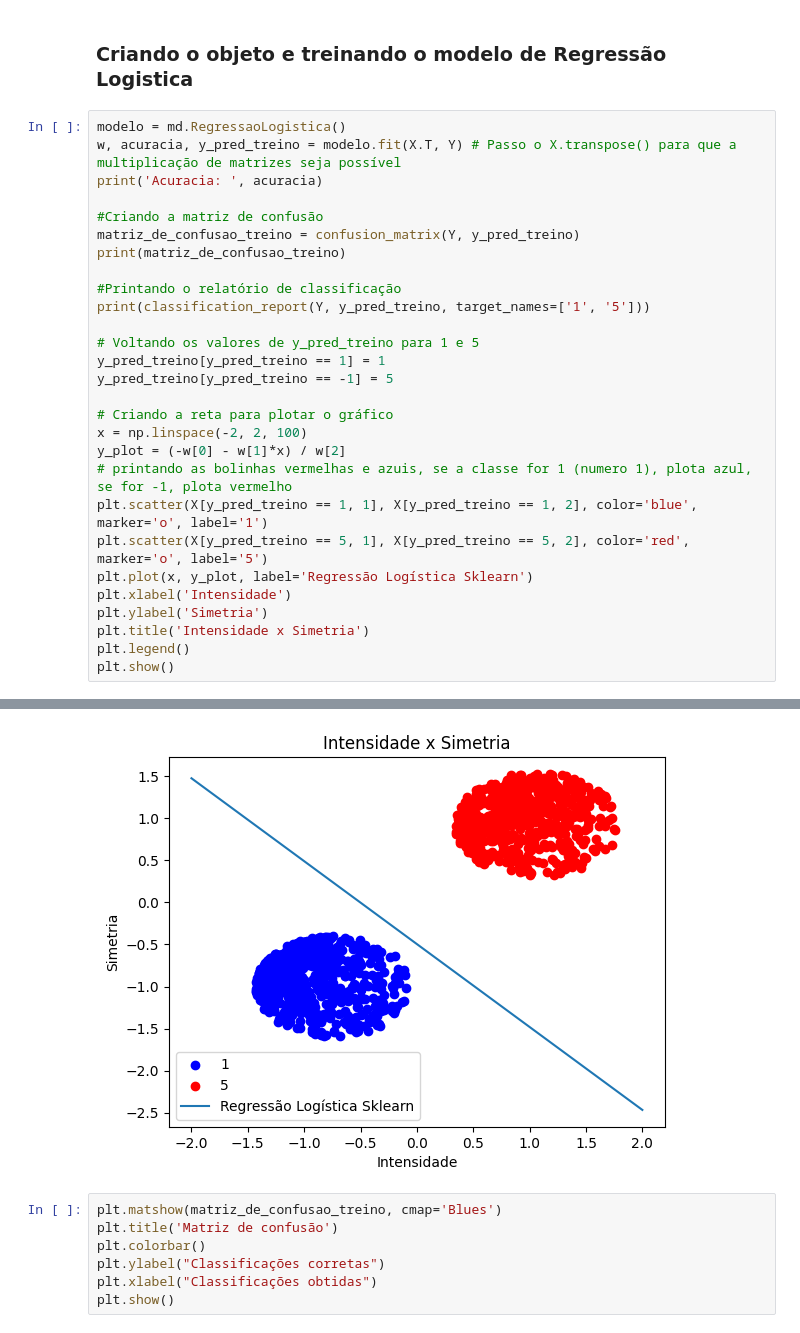
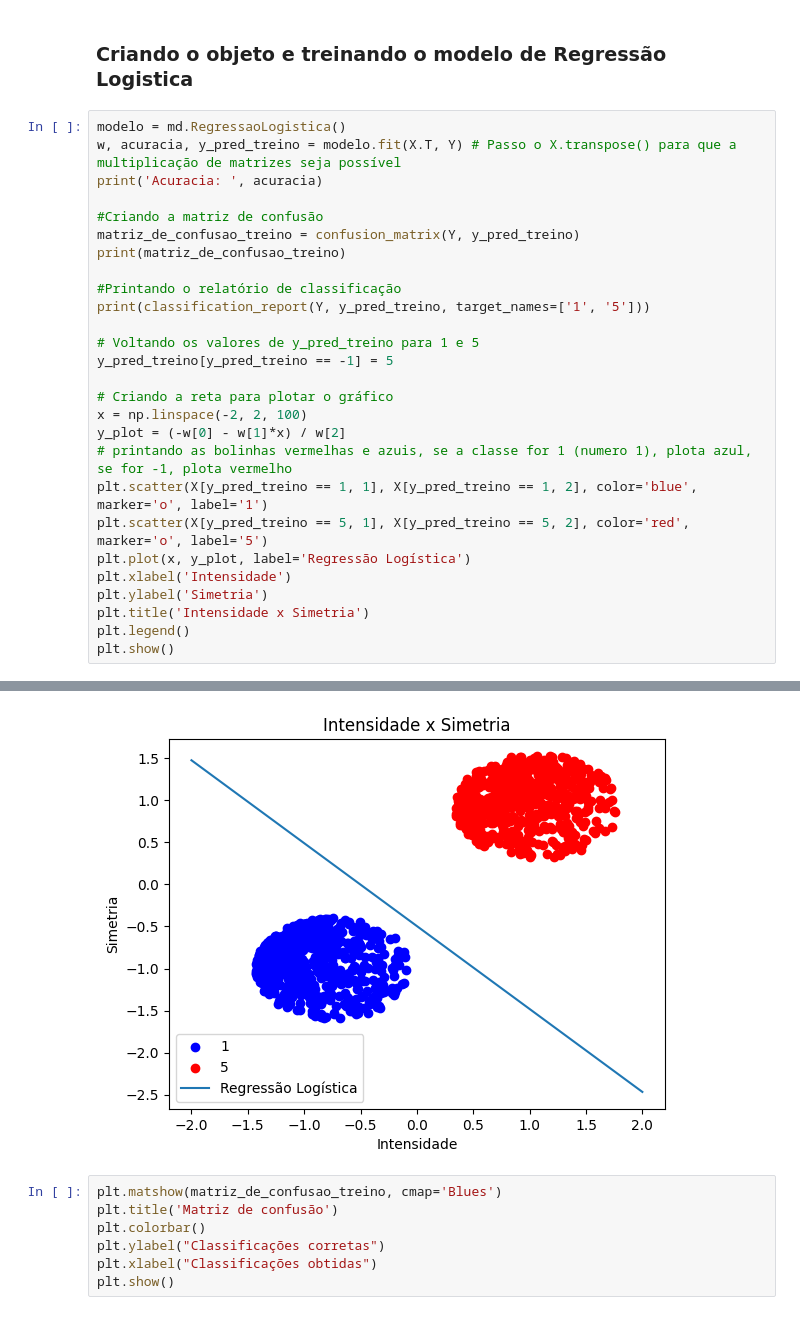
Before and after one commit to HodricVieira/Reconhecimento-de-digitos-ML-2023.2, a Jupyter notebook: reg_log_1_5.ipynb, the cells around one changed output, grey strips where cells are left out. Drawn from its saved outputs; the diff is of its cells as text.

```diff
--- a/reg_log_1_5.ipynb
+++ b/reg_log_1_5.ipynb
@@ -126,36 +82,35 @@ print(matriz_de_confusao_treino)
 
 #Printando o relatório de classificação
 print(classification_report(Y, y_pred_treino, target_names=['1', '5']))
 
 # Voltando os valores de y_pred_treino para 1 e 5
-y_pred_treino[y_pred_treino == 1] = 1
 y_pred_treino[y_pred_treino == -1] = 5
 
 # Criando a reta para plotar o gráfico
 x = np.linspace(-2, 2, 100)
 y_plot = (-w[0] - w[1]*x) / w[2]
 # printando as bolinhas vermelhas e azuis, se a classe for 1 (numero 1), plota azul, se for -1, plota vermelho
 plt.scatter(X[y_pred_treino == 1, 1], X[y_pred_treino == 1, 2], color='blue', marker='o', label='1')
 plt.scatter(X[y_pred_treino == 5, 1], X[y_pred_treino == 5, 2], color='red', marker='o', label='5')
-plt.plot(x, y_plot, label='Regressão Logística Sklearn')
+plt.plot(x, y_plot, label='Regressão Logística')
 plt.xlabel('Intensidade')
 plt.ylabel('Simetria')
 plt.title('Intensidade x Simetria')
 plt.legend()
 plt.show()
 # %% [output]
 Acuracia:  100.0
 [[576   0]
  [  0 608]]
               precision    recall  f1-score   support
 
            1       1.00      1.00      1.00       576
            5       1.00      1.00      1.00       608
 
     accuracy                           1.00      1184
    macro avg       1.00      1.00      1.00      1184
 weighted avg       1.00      1.00      1.00      1184
-[figure, old version]
+[figure, new version]
 # %%
 plt.matshow(matriz_de_confusao_treino, cmap='Blues')
 plt.title('Matriz de confusão')
```
Also changed, not shown: parts of 12 cells of this notebook, 2 other files.
